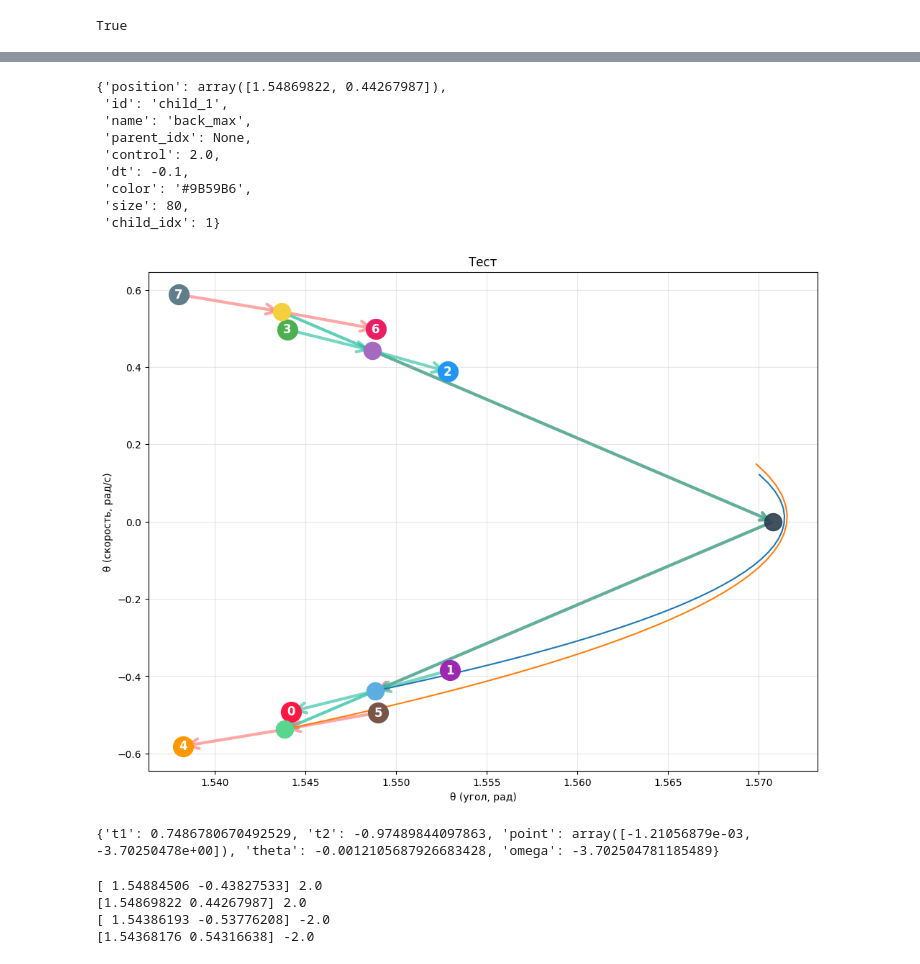
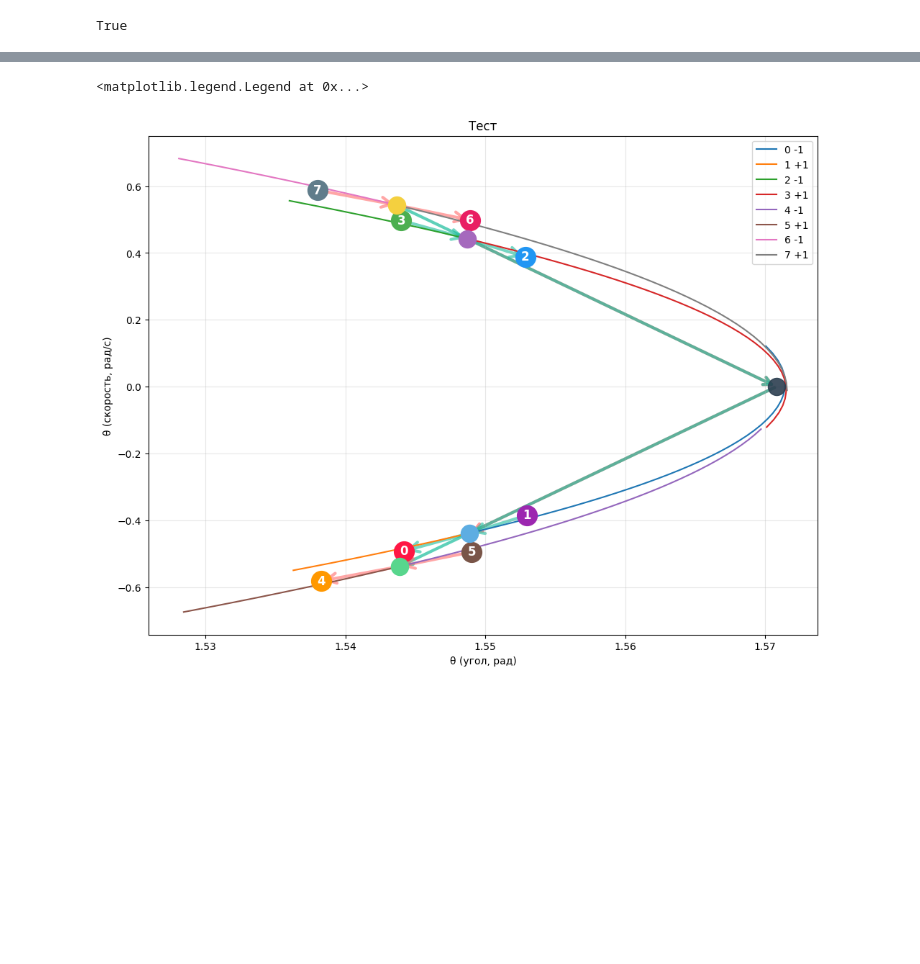
Before and after one commit to VladimirGunyavoy/tree_optimization, a Jupyter notebook: quad_test.ipynb, the cells around one changed output, grey strips where cells are left out. Drawn from its saved outputs; the diff is of its cells as text; code cells hidden in the pictures; blank space fills up the shorter version.

```diff
--- a/quad_test.ipynb
+++ b/quad_test.ipynb
@@ -86,80 +70,27 @@ plt.show()
-# %%
-children[1]
-# %% [output]
-{'position': array([1.54869822, 0.44267987]),
- 'id': 'child_1',
- 'name': 'back_max',
- 'parent_idx': None,
- 'control': 2.0,
- 'dt': -0.1,
- 'color': '#9B59B6',
- 'size': 80,
- 'child_idx': 1}
 # %%
 tree = SporeTree(pendulum, cfg)
 children = tree.create_children(show=False)
 grandchildren = tree.create_grandchildren(show=False)
 tree.sort_and_pair_grandchildren()
 tree.calculate_mean_points()
 
 # ──────────────────────────────────────────────────────────────────────
 # 2. Кэш-оценщик на основе дерева
 # ──────────────────────────────────────────────────────────────────────
 visualize_spore_tree(tree, "Тест")
 
 
 
 
 
-i1 = 0
-i2 = 2
-time_signs = [-1, -1]
-dt = 0.005
-poses_1 = draw_quad(state=children[i1]['position'], time_sign=time_signs[0], control=children[i1]['control'], N=50, max_dt=dt)
-poses_2 = draw_quad(state=children[i2]['position'], time_sign=time_signs[1], control=children[i2]['control'], N=50, max_dt=dt)
-plt.plot(poses_1[:, 0], poses_1[:, 1])
-plt.plot(poses_2[:, 0], poses_2[:, 1])
 
-
-i = 1
-# plt.plot(intersections['0 2'][i]['point'][0], intersections['0 2'][i]['point'][1], 'o')
-# i = 2
-# plt.plot(children[i]['position'][0], children[i]['position'][1], 'o', markersize=30, label='children[0]', zorder=10)
-# plt.legend()
+dts = [0.005, 0.001, 0.001, 0.005, 0.003, 0.001, 0.001, 0.004]
+for i in range(len(children)):
+    poses_1 = draw_quad(state=children[i]['position'], time_sign=-1, control=children[i]['control'], N=50, max_dt=dts[2*i])
+    poses_2 = draw_quad(state=children[i]['position'], time_sign=+1, control=children[i]['control'], N=50, max_dt=dts[2*i+1])
+    plt.plot(poses_1[:, 0], poses_1[:, 1], label=f'{2*i} -1')
+    plt.plot(poses_2[:, 0], poses_2[:, 1], label=f'{2*i+1} +1')
+plt.legend()
 # %% [output]
+<matplotlib.legend.Legend at 0x...>
-[figure, old version]
+[figure, new version]
-# %%
-from itertools import combinations
-
-intersections = {}
-for i1, i2 in combinations(range(len(children)), 2):
-    pair_intersections = pendulum.find_all_quadratic_intersections(
-        state1=children[i1]['position'],
-        control1=children[i1]['control'],
-        state2=-children[i2]['position'],
-        control2=children[i2]['control'],
-    )
-    intersections[f'{i1} {i2}'] = pair_intersections
-
-print(intersections['0 2'][1])
-# %% [output]
-{'t1': 0.7486780670492529, 't2': -0.97489844097863, 'point': array([-1.21056879e-03, -3.70250478e+00]), 'theta': -0.0012105687926683428, 'omega': -3.702504781185489}
-# %%
-i1 = 1
-i2 = 3
-print(children[0]['position'], children[0]['control'])
-print(children[1]['position'], children[1]['control'])
-print(children[2]['position'], children[2]['control'])
-print(children[3]['position'], children[3]['control'])
-
-intersections = pendulum.find_all_quadratic_intersections(
-    state1=children[i1]['position'],
-    control1=children[i1]['control'],
-    state2=-children[i2]['position'],
-    control2=children[i2]['control'],
-)
-# %% [output]
-[ 1.54884506 -0.43827533] 2.0
-[1.54869822 0.44267987] 2.0
-[ 1.54386193 -0.53776208] -2.0
-[1.54368176 0.54316638] -2.0
```
Also changed, not shown: parts of 19 cells of this notebook, 1 other file.
